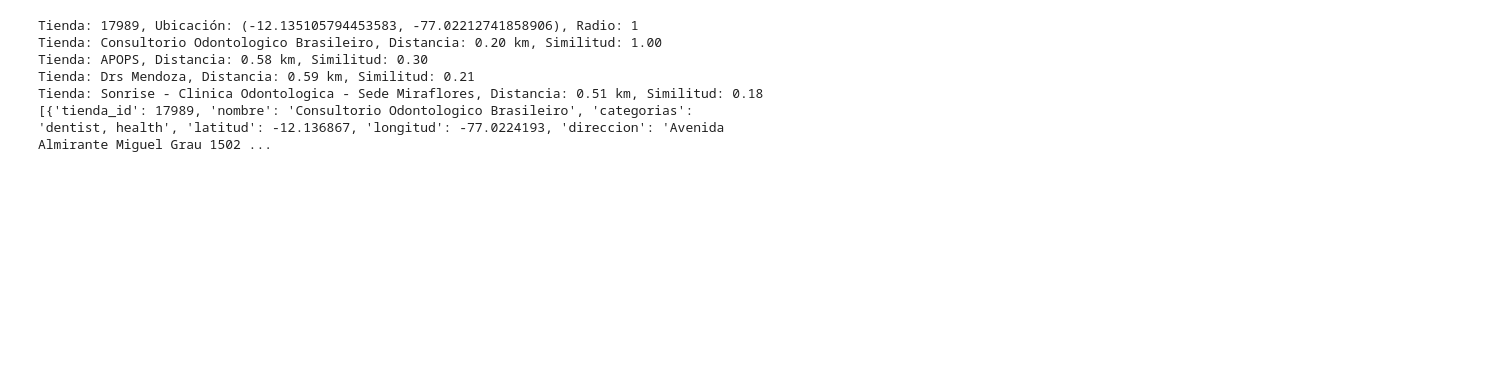
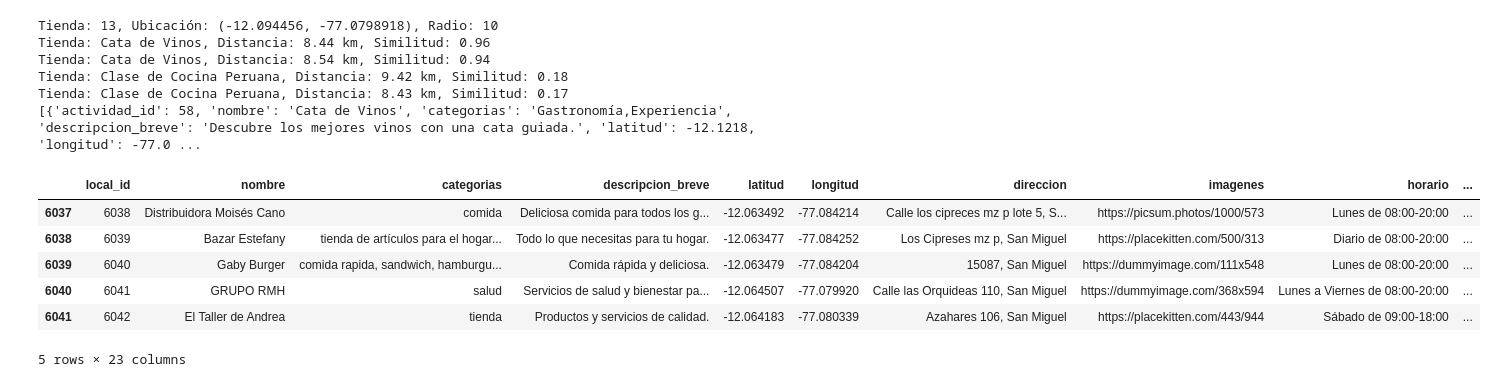
Before and after one commit to bladimirAlfer/LocalMate, a Jupyter notebook: backend/tester.ipynb, the cells around one changed output. Saved outputs shown, nothing was run; the diff lists cells and outputs as text; code cells hidden in the pictures; blank space fills up the shorter version.

```diff
--- a/backend/tester.ipynb
+++ b/backend/tester.ipynb
@@ -5,14 +5,18 @@ from geopy.distance import geodesic
 import numpy as np
 
 # Cargar los modelos y los datos
-df_tiendas = pickle.load(open("tiendas.pkl", "rb"))
-cosine_sim = pickle.load(open("tfidf_similarity.pkl", "rb"))
+df_tiendas = pickle.load(open("df_tiendas.pkl", "rb"))
+df_eventos = pickle.load(open("df_eventos.pkl", "rb"))
+df_actividades = pd.read_pickle("df_actividades.pkl")
+cosine_sim_tiendas = pickle.load(open("cos_sim_tiendas.pkl", "rb"))
+cosine_sim_eventos = pickle.load(open("cos_sim_eventos.pkl", "rb"))
+cosine_sim_actividades = pickle.load(open("cos_sim_actividades.pkl", "rb"))
 
-def obtener_recomendaciones_con_distancia(tienda_id, user_location, cosine_sim=cosine_sim, radius_km=1):
-    if tienda_id not in df_tiendas['tienda_id'].values:
+def obtener_recomendaciones_con_distancia(id, df, id_df, user_location, cosine_sim, radius_km=1):
+    if id not in df[id_df].values:
         return []  # O puedes devolver un mensaje de error adecuado
 
-    idx = df_tiendas.index[df_tiendas['tienda_id'] == tienda_id].tolist()[0]
+    idx = df.index[df[id_df] == id].tolist()[0]
 
     # Prefiltrar tiendas dentro de un cuadrado de lado 2 * radius_km
     lat_min = user_location[0] - radius_km / 111  # Aproximación: 1 grado de latitud ≈ 111 km
@@ -20,9 +24,9 @@ def obtener_recomendaciones_con_distancia(tienda_id, user_location, cosine_sim=c
     lon_min = user_location[1] - radius_km / (111 * np.cos(np.radians(user_location[0])))
     lon_max = user_location[1] + radius_km / (111 * np.cos(np.radians(user_location[0])))
 
-    prefiltered_tiendas = df_tiendas[
-        (df_tiendas['latitud'] >= lat_min) & (df_tiendas['latitud'] <= lat_max) &
-        (df_tiendas['longitud'] >= lon_min) & (df_tiendas['longitud'] <= lon_max)
+    prefiltered_tiendas = df[
+        (df['latitud'] >= lat_min) & (df['latitud'] <= lat_max) &
+        (df['longitud'] >= lon_min) & (df['longitud'] <= lon_max)
     ]
 
     # Calcular distancias geodésicas solo para las tiendas prefiltradas
@@ -39,17 +43,17 @@ def obtener_recomendaciones_con_distancia(tienda_id, user_location, cosine_sim=c
     # Calcular similitud del coseno solo para las tiendas dentro del radio
     sim_scores = [(i, cosine_sim[idx][i]) for i, _ in tiendas_dentro_radio]
     sim_scores = sorted(sim_scores, key=lambda x: x[1], reverse=True)
-    sim_scores = sim_scores[:4]  # Obtener los 4 más similares
+    sim_scores = sim_scores[1:5]  # Obtener los 4 más similares
     tienda_indices = [i[0] for i in sim_scores]
 
     recomendaciones = []
     for i in tienda_indices:
-        tienda_location = (df_tiendas.at[i, 'latitud'], df_tiendas.at[i, 'longitud'])
+        tienda_location = (df.at[i, 'latitud'], df.at[i, 'longitud'])
         distance = geodesic(user_location, tienda_location).km
-        tienda_info = df_tiendas.iloc[i].to_dict()
+        tienda_info = df.iloc[i].to_dict()
         tienda_info['distance'] = round(distance, 2)
         recomendaciones.append(tienda_info)
-        print(f"Tienda: {df_tiendas.at[i, 'nombre']}, Distancia: {distance:.2f} km, Similitud: {sim_scores[tienda_indices.index(i)][1]:.2f}")  # Imprimir distancia y similitud
+        print(f"Tienda: {df.at[i, 'nombre']}, Distancia: {distance:.2f} km, Similitud: {sim_scores[tienda_indices.index(i)][1]:.2f}")  # Imprimir distancia y similitud
 
     return recomendaciones
 
@@ -60,16 +64,29 @@ def obtener_recomendaciones_con_distancia(tienda_id, user_location, cosine_sim=c
 # -12.135105794453583, -77.02212741858906 coordenadas UTEC
 #17989: Consultorio Odontologico Brasilerio
 #user_location = (-12.130843, -76.982489)  # Ubicación del usuario (para probar puse ubicacion de la tienda)
-tienda_id = 17989  # ID de la tienda
-user_location = (-12.135105794453583, -77.02212741858906)  # Ubicación del usuario (para probar puse ubicacion de la tienda)
-radius_km = 1  # Radio de búsqueda en kilómetros
-print(f'Tienda: {tienda_id}, Ubicación: {user_location}, Radio: {radius_km}')
-recomendaciones = obtener_recomendaciones_con_distancia(tienda_id, user_location, radius_km=radius_km)  # Aumenta el radio para depuración
+id = 13  # ID de la tienda
+#user_location = (-12.135105794453583, -77.02212741858906)  # Ubicación del usuario (para probar puse ubicacion de la tienda)
+user_location = (-12.094456,-77.0798918)
+radius_km = 10  # Radio de búsqueda en kilómetros
+id_df = 'actividad_id'
+print(f'Tienda: {id}, Ubicación: {user_location}, Radio: {radius_km}')
+recomendaciones = obtener_recomendaciones_con_distancia(id, df_actividades, id_df, user_location, cosine_sim_actividades, radius_km)
 print(recomendaciones)
 # %% [output]
-Tienda: 17989, Ubicación: (-12.135105794453583, -77.02212741858906), Radio: 1
-Tienda: Consultorio Odontologico Brasileiro, Distancia: 0.20 km, Similitud: 1.00
-Tienda: APOPS, Distancia: 0.58 km, Similitud: 0.30
-Tienda: Drs Mendoza, Distancia: 0.59 km, Similitud: 0.21
-Tienda: Sonrise - Clinica Odontologica - Sede Miraflores, Distancia: 0.51 km, Similitud: 0.18
-[{'tienda_id': 17989, 'nombre': 'Consultorio Odontologico Brasileiro', 'categorias': 'dentist, health', 'latitud': -12.136867, 'longitud': -77.0224193, 'direccion': 'Avenida Almirante Miguel Grau 1502 ...
+Tienda: 13, Ubicación: (-12.094456, -77.0798918), Radio: 10
+Tienda: Cata de Vinos, Distancia: 8.44 km, Similitud: 0.96
+Tienda: Cata de Vinos, Distancia: 8.54 km, Similitud: 0.94
+Tienda: Clase de Cocina Peruana, Distancia: 9.42 km, Similitud: 0.18
+Tienda: Clase de Cocina Peruana, Distancia: 8.43 km, Similitud: 0.17
+[{'actividad_id': 58, 'nombre': 'Cata de Vinos', 'categorias': 'Gastronomía,Experiencia', 'descripcion_breve': 'Descubre los mejores vinos con una cata guiada.', 'latitud': -12.1218, 'longitud': -77.0 ...
+# %%
+# ver todas las categorias de las tiendas
+df_tiendas.tail()
+# %% [output]
+|  | local_id | nombre | categorias | descripcion_breve | latitud | longitud | direccion | imagenes | horario | ... |
+| 6037 | 6038 | Distribuidora Moisés Cano | comida | Deliciosa comida para todos los g... | -12.063492 | -77.084214 | Calle los cipreces mz p lote 5, S... | https://picsum.photos/1000/573 | Lunes de 08:00-20:00 | ... |
+| 6038 | 6039 | Bazar Estefany | tienda de artículos para el hogar... | Todo lo que necesitas para tu hogar. | -12.063477 | -77.084252 | Los Cipreses mz p, San Miguel | https://placekitten.com/500/313 | Diario de 08:00-20:00 | ... |
+| 6039 | 6040 | Gaby Burger | comida rapida, sandwich, hamburgu... | Comida rápida y deliciosa. | -12.063479 | -77.084204 | 15087, San Miguel | https://dummyimage.com/111x548 | Lunes de 08:00-20:00 | ... |
+| 6040 | 6041 | GRUPO RMH | salud | Servicios de salud y bienestar pa... | -12.064507 | -77.079920 | Calle las Orquideas 110, San Miguel | https://dummyimage.com/368x594 | Lunes a Viernes de 08:00-20:00 | ... |
+| 6041 | 6042 | El Taller de Andrea | tienda | Productos y servicios de calidad. | -12.064183 | -77.080339 | Azahares 106, San Miguel | https://placekitten.com/443/944 | Sábado de 09:00-18:00 | ... |
+5 rows × 23 columns
```
Also changed, not shown: parts of 4 cells of this notebook, 39 other files.
